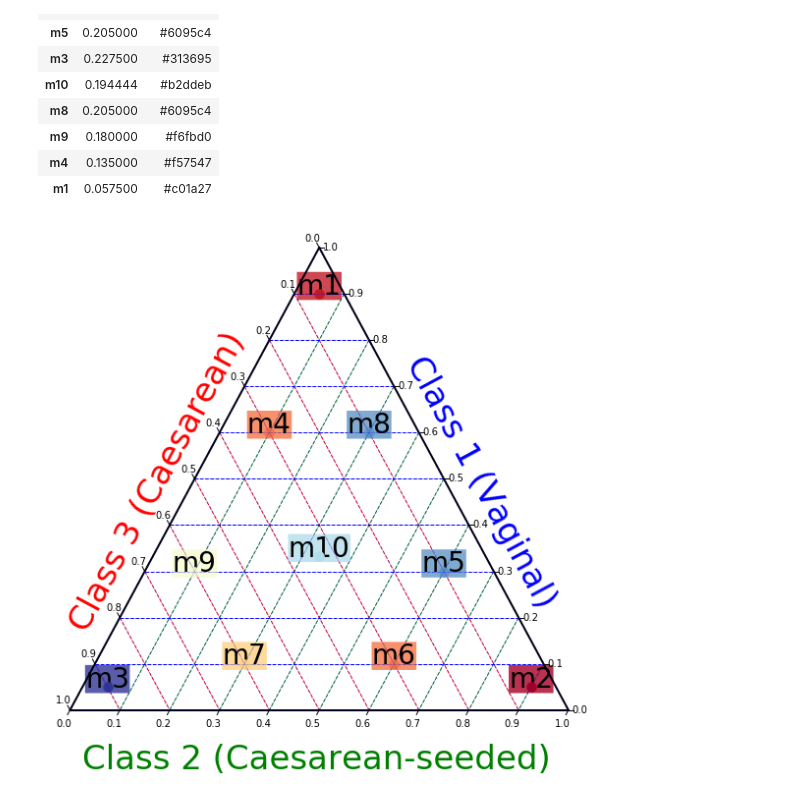
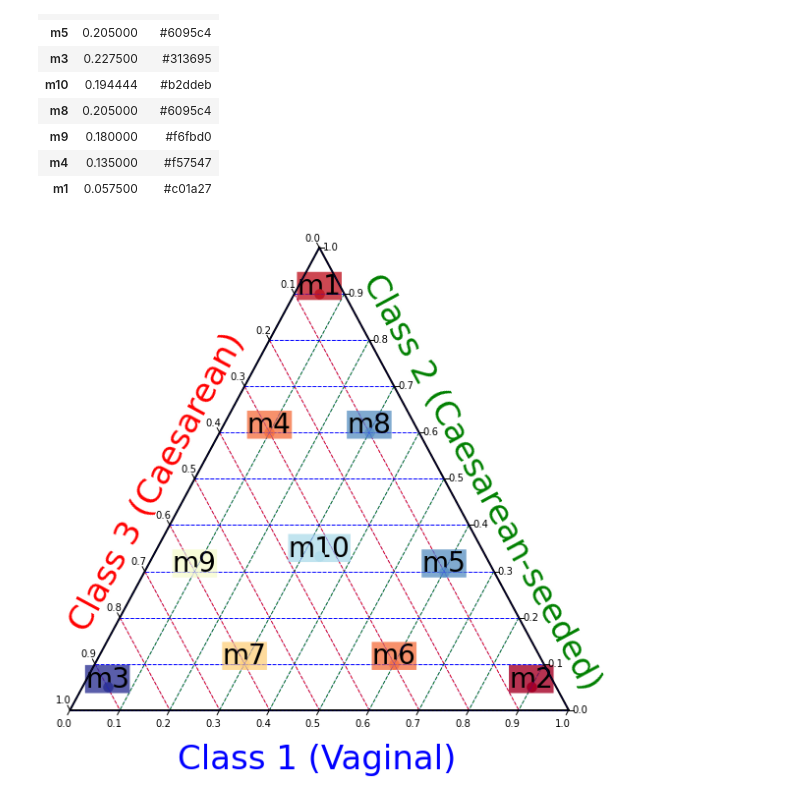
Before and after one commit to hpsunlearning/seeding-study, a Jupyter notebook: tutorials/songbird-alr-inv-tutorial.ipynb, the cells around one changed output. Saved outputs shown, nothing was run; the diff lists cells and outputs as text; code cells hidden in the pictures.

```diff
--- a/tutorials/songbird-alr-inv-tutorial.ipynb
+++ b/tutorials/songbird-alr-inv-tutorial.ipynb
@@ -26,11 +26,11 @@ obs = np.array(list(set(itertools.permutations([.9, 0.05, 0.05])) \
 # make some labels for the example
 ind = ['m'+str(i+1) for i in range(obs.shape[0])]
 col = ['class_' + str(i+1) for i in range(obs.shape[1])]
-col_diff = ['class_' + str(i+1) + '/class_' + str(obs.shape[1])
+col_diff = ['class_' + str(i+2) + '/class_1'
             for i in range(obs.shape[1] - 1)]
 # make sure it is centered
 diffs = alr(obs)
 diffs = diffs - diffs.mean(axis=0)
-#diffs = pd.DataFrame(diffs,
-#                     ind, col_diff)
-#diffs = diffs.sort_values(col_diff[0])
+diffs = pd.DataFrame(diffs,
+                     ind, col_diff)
+diffs = diffs.sort_values(col_diff[0])
@@ -267,33 +240,33 @@ for i in np.arange(0, 1.0, .1):
     tax.horizontal_line(i, linewidth=1.,
                         color='blue',
                         linestyle="--",
                         zorder=-1)
 # axis labels
-tax.right_axis_label('Class 1 (Vaginal)',
+tax.bottom_axis_label('Class 1 (Vaginal)',
                      fontsize=34,
                      color='blue')
-tax.bottom_axis_label('Class 2 (Caesarean-seeded)',
+tax.right_axis_label('Class 2 (Caesarean-seeded)',
                       fontsize=34,
                       color='green')
 tax.left_axis_label('Class 3 (Caesarean)',
                     fontsize=34,
                     color='red')
 
 
 # set boundry types
 tax.boundary(linewidth=2.0)
 tax.gridlines(multiple=.1,
               color="blue")
 tax.ticks(axis='lbr',
           linewidth=1,
           multiple=0.1,
           tick_formats="%.1f")
 tax.ax.set_facecolor('gray')
 tax.clear_matplotlib_ticks()
 tax.get_axes().axis('off')
 figure.patch.set_facecolor('None')
 tax.savefig('tutorial-results/toy-simplex-colored.pdf',
                 dpi=1000)
 tax.show()
 # %% [output]
-[figure, old version]
+[figure, new version]
```
Also changed, not shown: parts of 8 cells of this notebook, 3 other files.
